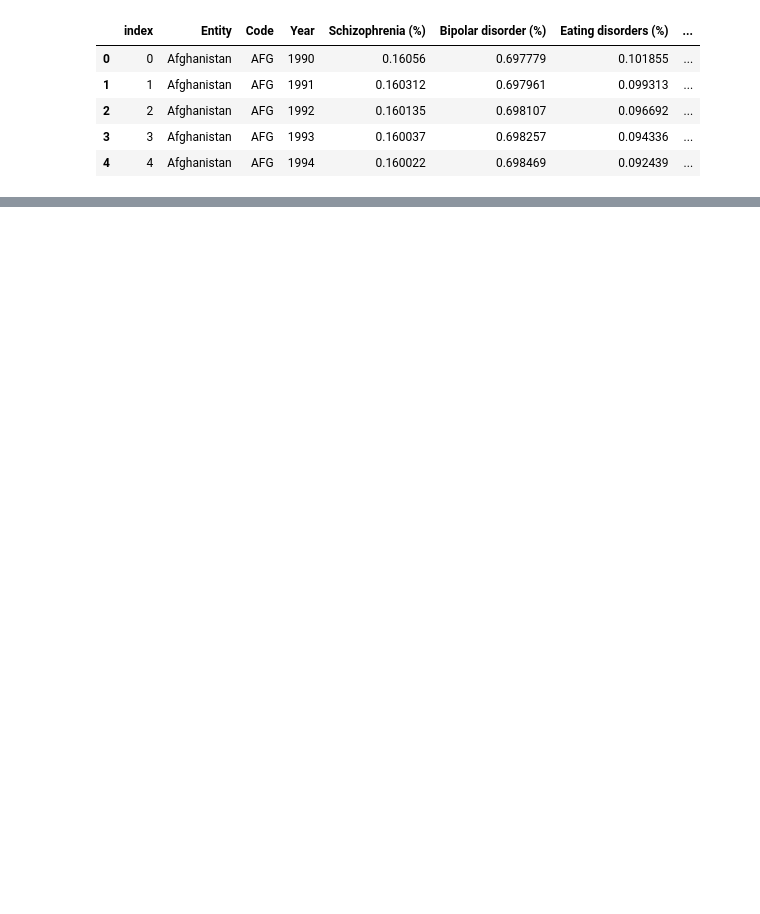
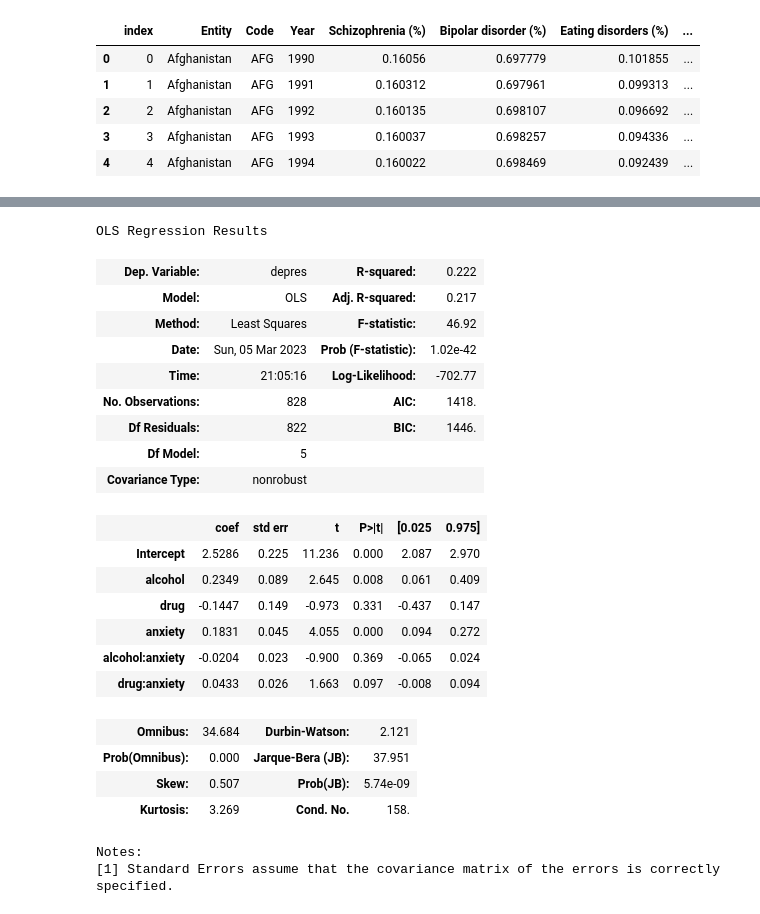
Before and after one commit to marlenealanis/stat-303-2-project, a Jupyter notebook: Project_dataframe.ipynb, the cells around one changed output, grey strips where cells are left out. Saved outputs shown, nothing was run; the diff lists cells and outputs as text; code cells hidden in the pictures; blank space fills up the shorter version.

```diff
--- a/Project_dataframe.ipynb
+++ b/Project_dataframe.ipynb
@@ -133 +133,29 @@ Notes:
 strong multicollinearity or other numerical problems.
+# %%
+ed_obj_3 = smf.ols(formula = 'depres~alcohol+drug+anxiety + alcohol*anxiety + drug*anxiety',
+                 data = train).fit()
+ed_obj_3.summary()
+# %% [output]
+OLS Regression Results
+| Dep. Variable: | depres | R-squared: | 0.222 |
+| Model: | OLS | Adj. R-squared: | 0.217 |
+| Method: | Least Squares | F-statistic: | 46.92 |
+| Date: | Sun, 05 Mar 2023 | Prob (F-statistic): | 1.02e-42 |
+| Time: | 21:05:16 | Log-Likelihood: | -702.77 |
+| No. Observations: | 828 | AIC: | 1418. |
+| Df Residuals: | 822 | BIC: | 1446. |
+| Df Model: | 5 |  |  |
+| Covariance Type: | nonrobust |  |  |
+|  | coef | std err | t | P>|t| | [0.025 | 0.975] |
+| Intercept | 2.5286 | 0.225 | 11.236 | 0.000 | 2.087 | 2.970 |
+| alcohol | 0.2349 | 0.089 | 2.645 | 0.008 | 0.061 | 0.409 |
+| drug | -0.1447 | 0.149 | -0.973 | 0.331 | -0.437 | 0.147 |
+| anxiety | 0.1831 | 0.045 | 4.055 | 0.000 | 0.094 | 0.272 |
+| alcohol:anxiety | -0.0204 | 0.023 | -0.900 | 0.369 | -0.065 | 0.024 |
+| drug:anxiety | 0.0433 | 0.026 | 1.663 | 0.097 | -0.008 | 0.094 |
+| Omnibus: | 34.684 | Durbin-Watson: | 2.121 |
+| Prob(Omnibus): | 0.000 | Jarque-Bera (JB): | 37.951 |
+| Skew: | 0.507 | Prob(JB): | 5.74e-09 |
+| Kurtosis: | 3.269 | Cond. No. | 158. |
+Notes:
+[1] Standard Errors assume that the covariance matrix of the errors is correctly specified.
```
Also changed, not shown: parts of 6 cells of this notebook.
